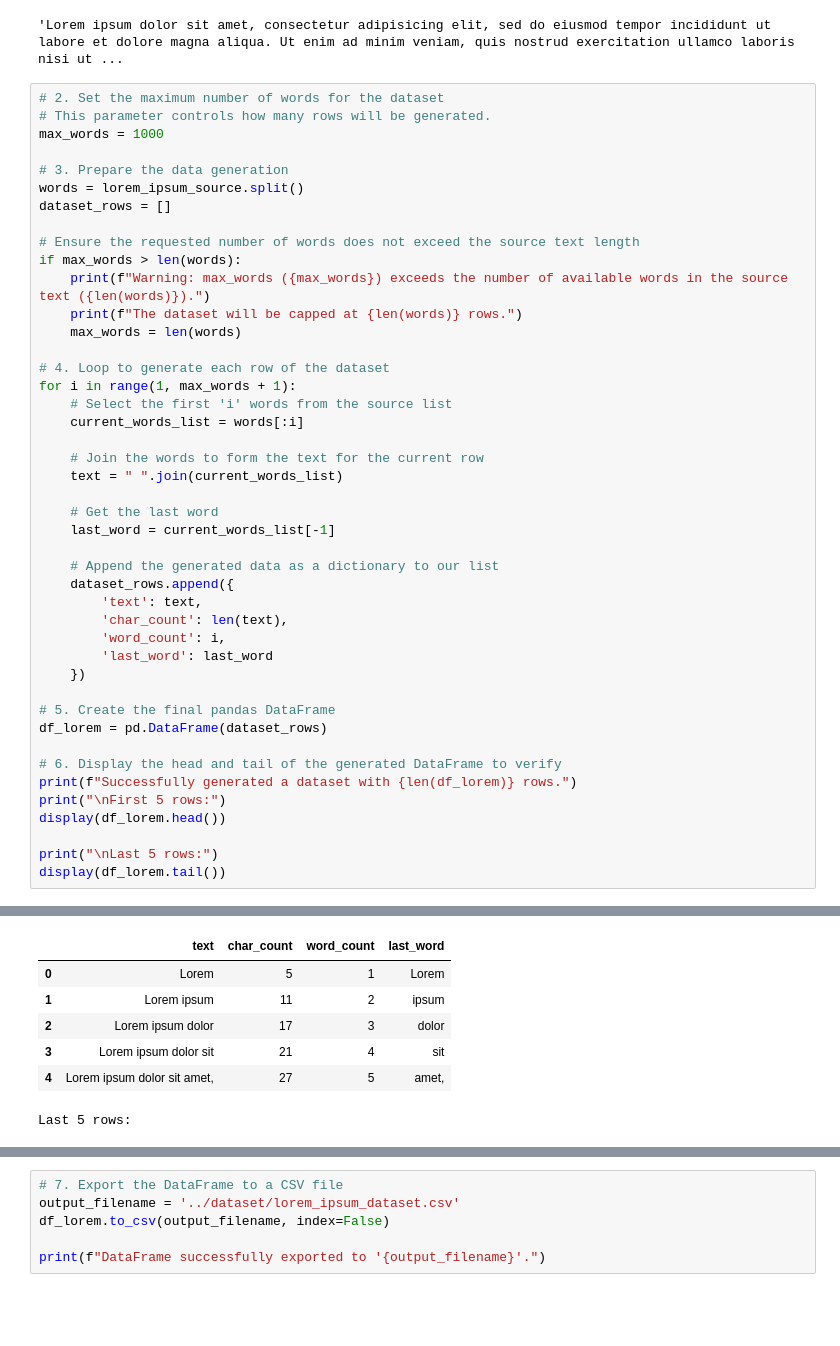
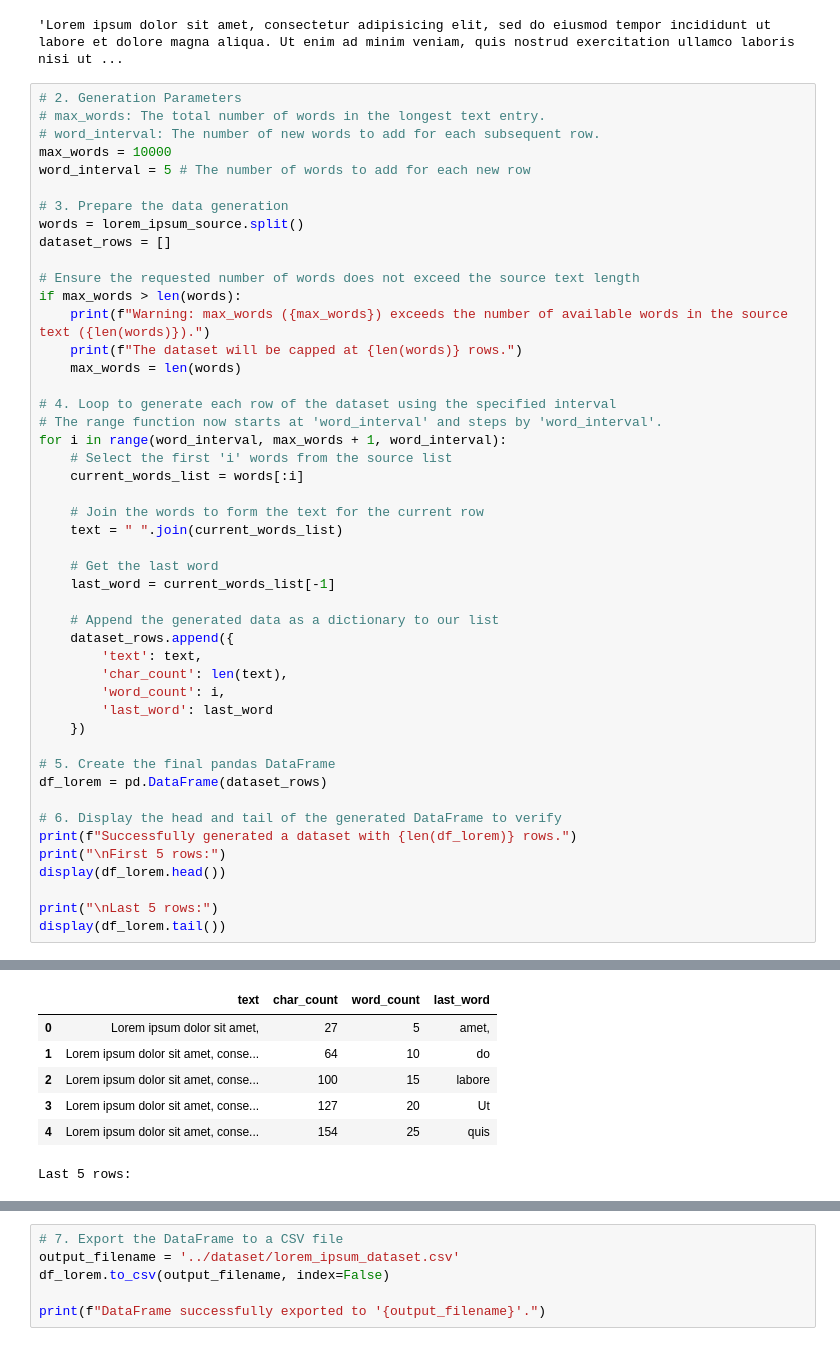
Before and after one commit to fabianHueni/UNIBE_MSGAI_HS25_Project, a Jupyter notebook: lorem_ipsum/lorem_ipsum_generator.ipynb, the cells around one changed output, grey strips where cells are left out. Cells and saved outputs as stored; diff of their text form; blank space fills up the shorter version.

Commit message:
feat: added interval to dataset to allow longer total text sizes while staying memory efficient

```diff
--- a/lorem_ipsum/lorem_ipsum_generator.ipynb
+++ b/lorem_ipsum/lorem_ipsum_generator.ipynb
@@ -9,9 +9,11 @@ lorem_ipsum_source
 # %% [output]
 'Lorem ipsum dolor sit amet, consectetur adipisicing elit, sed do eiusmod tempor incididunt ut labore et dolore magna aliqua. Ut enim ad minim veniam, quis nostrud exercitation ullamco laboris nisi ut ...
 # %%
-# 2. Set the maximum number of words for the dataset
-# This parameter controls how many rows will be generated.
-max_words = 1000
+# 2. Generation Parameters
+# max_words: The total number of words in the longest text entry.
+# word_interval: The number of new words to add for each subsequent row.
+max_words = 10000
+word_interval = 5 # The number of words to add for each new row
 
 # 3. Prepare the data generation
 words = lorem_ipsum_source.split()
@@ -23,8 +25,9 @@ if max_words > len(words):
     print(f"The dataset will be capped at {len(words)} rows.")
     max_words = len(words)
 
-# 4. Loop to generate each row of the dataset
-for i in range(1, max_words + 1):
+# 4. Loop to generate each row of the dataset using the specified interval
+# The range function now starts at 'word_interval' and steps by 'word_interval'.
+for i in range(word_interval, max_words + 1, word_interval):
     # Select the first 'i' words from the source list
     current_words_list = words[:i]
 
@@ -57,10 +60,10 @@ Successfully generated a dataset with 1000 rows.
 
 First 5 rows:
 |  | text | char_count | word_count | last_word |
-| 0 | Lorem | 5 | 1 | Lorem |
-| 1 | Lorem ipsum | 11 | 2 | ipsum |
-| 2 | Lorem ipsum dolor | 17 | 3 | dolor |
-| 3 | Lorem ipsum dolor sit | 21 | 4 | sit |
-| 4 | Lorem ipsum dolor sit amet, | 27 | 5 | amet, |
+| 0 | Lorem ipsum dolor sit amet, | 27 | 5 | amet, |
+| 1 | Lorem ipsum dolor sit amet, conse... | 64 | 10 | do |
+| 2 | Lorem ipsum dolor sit amet, conse... | 100 | 15 | labore |
+| 3 | Lorem ipsum dolor sit amet, conse... | 127 | 20 | Ut |
+| 4 | Lorem ipsum dolor sit amet, conse... | 154 | 25 | quis |
 Last 5 rows:
 |  | text | char_count | word_count | last_word |
```
Also changed, not shown: parts of 1 cell of this notebook, 1 other file.
